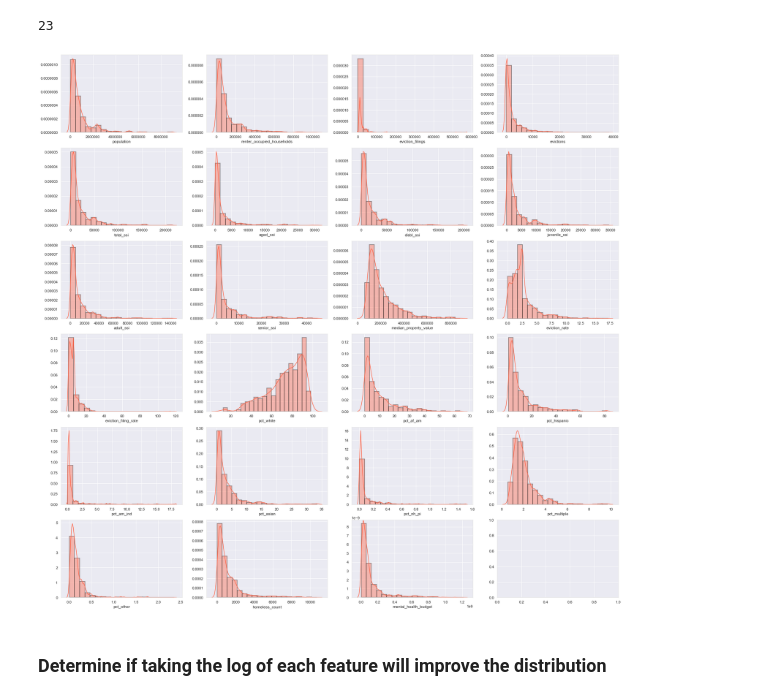
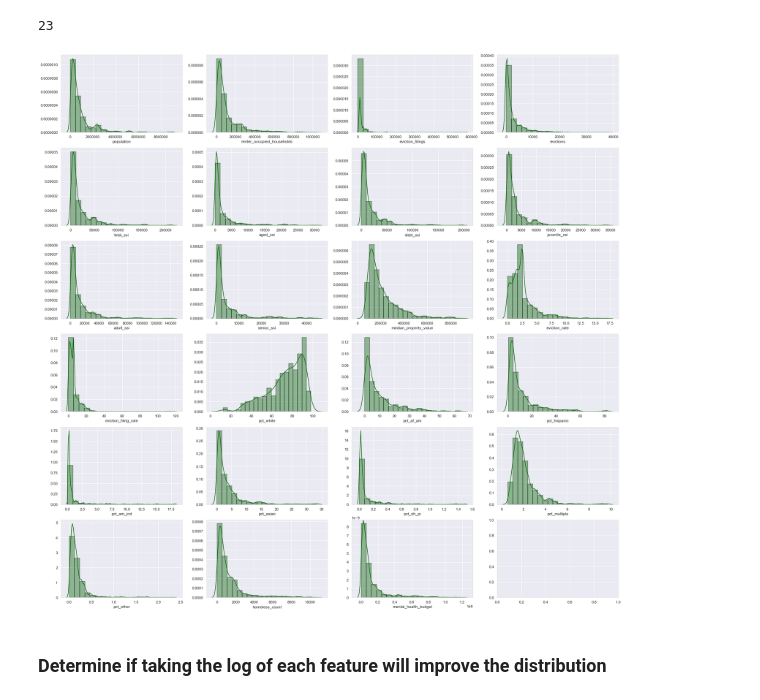
Before and after one commit to windyseng/predicting_homelessness, a Jupyter notebook: predict_homeless_4.ipynb, the cells around one changed output. Cells and saved outputs as stored; diff of their text form; code cells hidden in the pictures.

```diff
--- a/predict_homeless_4.ipynb
+++ b/predict_homeless_4.ipynb
@@ -224,24 +224,24 @@ len(cols)
 # %%
 sns.set_style('darkgrid',{'axes.edgecolor': '.9'},)
 f, ax = plt.subplots(6,4,figsize = (30,30))
 plt.rcParams["patch.force_edgecolor"] = True
 
 col = ''
 idx = 0
 for i in range(0,6):
     for j in range(0,4):
 
         if idx < len(cols):
             col = cols[idx]
 
 
             position = ax[i][j]
-            vis = sns.distplot(df[col],bins=20, color='tomato',
+            vis = sns.distplot(df[col],bins=20, color='darkgreen',
                                hist_kws= dict(edgecolor="k", linewidth=2), ax=position)
 
             idx = idx + 1
 # %% [output]
-[figure, old version]
+[figure, new version]
 # %%
 df_x = df.copy() #for later use
 # %% [markdown]
```
Also changed, not shown: parts of 11 cells of this notebook, 1 other file.
